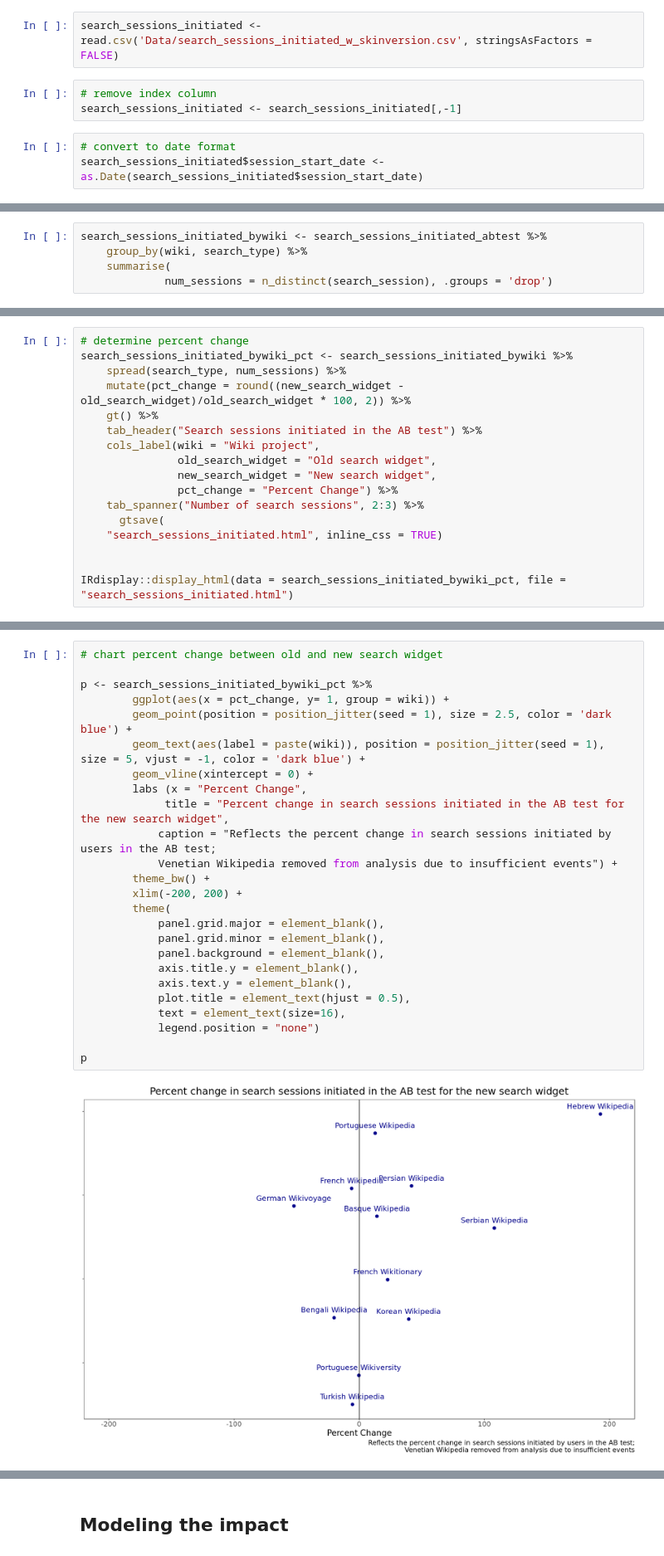
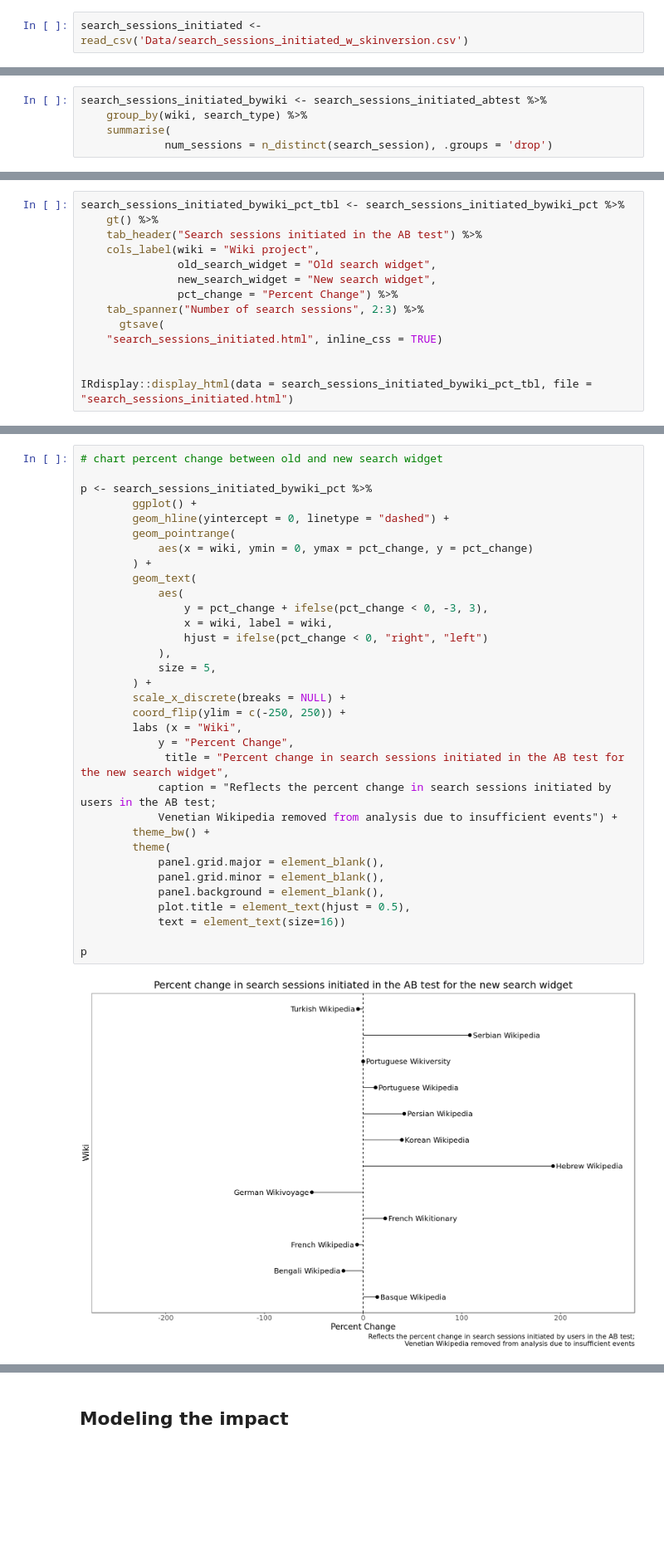
Before and after one commit to wikimedia-research/Desktop-Improvements-Search-Widget-Analysis-2021, a Jupyter notebook: Search-widget-ab-test-report.ipynb, the cells around one changed output, grey strips where cells are left out. Shown: that part at 83% size. Saved outputs shown, nothing was run; the diff lists cells and outputs as text; blank space fills up the shorter version.

```diff
--- a/Search-widget-ab-test-report.ipynb
+++ b/Search-widget-ab-test-report.ipynb
@@ -142,9 +140,3 @@ GROUP BY
 # %%
-search_sessions_initiated <- read.csv('Data/search_sessions_initiated_w_skinversion.csv', stringsAsFactors = FALSE)
+search_sessions_initiated <- read_csv('Data/search_sessions_initiated_w_skinversion.csv')
-# %%
-# remove index column
-search_sessions_initiated <- search_sessions_initiated[,-1]
-# %%
-# convert to date format
-search_sessions_initiated$session_start_date <- as.Date(search_sessions_initiated$session_start_date)
 # %%
@@ -274,8 +271,5 @@ p
 # %%
-# determine percent change
-search_sessions_initiated_bywiki_pct <- search_sessions_initiated_bywiki %>%
-    spread(search_type, num_sessions) %>%
-    mutate(pct_change = round((new_search_widget - old_search_widget)/old_search_widget * 100, 2)) %>%
+search_sessions_initiated_bywiki_pct_tbl <- search_sessions_initiated_bywiki_pct %>%
     gt() %>%
     tab_header("Search sessions initiated in the AB test") %>%
     cols_label(wiki = "Wiki project",
@@ -287,7 +281,7 @@ search_sessions_initiated_bywiki_pct <- search_sessions_initiated_bywiki %>%
     "search_sessions_initiated.html", inline_css = TRUE)
 
 
-IRdisplay::display_html(data = search_sessions_initiated_bywiki_pct, file = "search_sessions_initiated.html")
+IRdisplay::display_html(data = search_sessions_initiated_bywiki_pct_tbl, file = "search_sessions_initiated.html")
 # %% [output]
 | Search sessions initiated in the ... |  |  |  |
 |  |  |  |  |
@@ -308,30 +302,38 @@ IRdisplay::display_html(data = search_sessions_initiated_bywiki_pct, file = "sea
 # %%
 # chart percent change between old and new search widget
 
 p <- search_sessions_initiated_bywiki_pct %>%
-        ggplot(aes(x = pct_change, y= 1, group = wiki)) +
-        geom_point(position = position_jitter(seed = 1), size = 2.5, color = 'dark blue') +
-        geom_text(aes(label = paste(wiki)), position = position_jitter(seed = 1), size = 5, vjust = -1, color = 'dark blue') +
-        geom_vline(xintercept = 0) +
-        labs (x = "Percent Change",
+        ggplot() +
+        geom_hline(yintercept = 0, linetype = "dashed") +
+        geom_pointrange(
+            aes(x = wiki, ymin = 0, ymax = pct_change, y = pct_change)
+        ) +
+        geom_text(
+            aes(
+                y = pct_change + ifelse(pct_change < 0, -3, 3),
+                x = wiki, label = wiki,
+                hjust = ifelse(pct_change < 0, "right", "left")
+            ),
+            size = 5,
+        ) +
+        scale_x_discrete(breaks = NULL) +
+        coord_flip(ylim = c(-250, 250)) +
+        labs (x = "Wiki",
+            y = "Percent Change",
              title = "Percent change in search sessions initiated in the AB test for the new search widget",
             caption = "Reflects the percent change in search sessions initiated by users in the AB test;
             Venetian Wikipedia removed from analysis due to insufficient events") +
         theme_bw() +
-        xlim(-200, 200) +
         theme(
             panel.grid.major = element_blank(),
             panel.grid.minor = element_blank(),
             panel.background = element_blank(),
-            axis.title.y = element_blank(),
-            axis.text.y = element_blank(),
             plot.title = element_text(hjust = 0.5),
-            text = element_text(size=16),
-            legend.position = "none")
+            text = element_text(size=16))
 
 p
 # %% [output]
-[figure, old version]
+[figure, new version]
 # %% [markdown]
 There was an average 28.93%[^2] increase in search sessions initiated by users shown the new search widget on the early adopter wikis.
 
```
Also changed, not shown: parts of 126 cells of this notebook.
